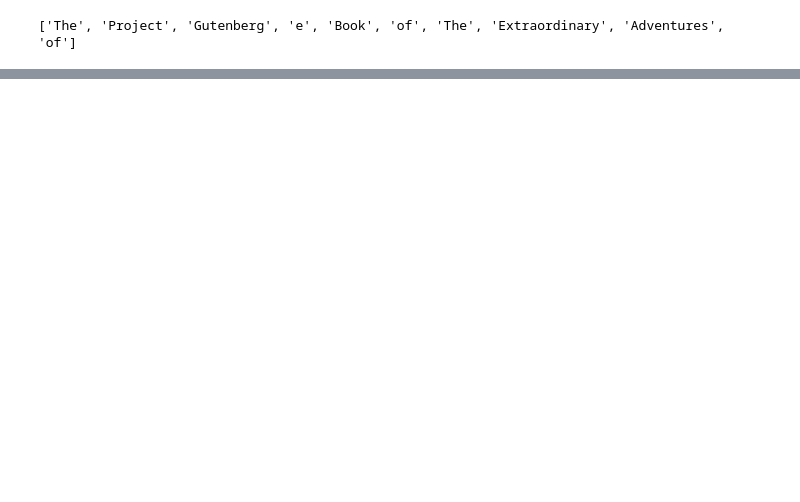
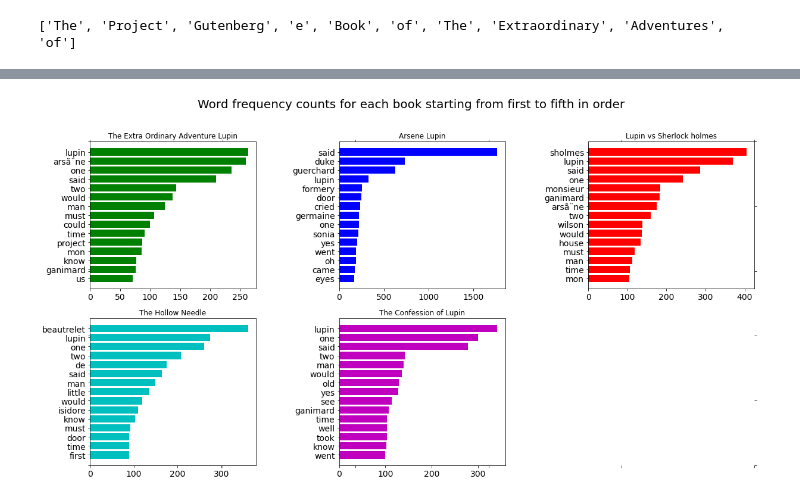
Before and after one commit to prachi1294/599-Team-1, a Jupyter notebook: Project_1.ipynb, the cells around one changed output, grey strips where cells are left out. Cells and saved outputs as stored; diff of their text form; code cells hidden in the pictures; blank space fills up the shorter version.

Commit message:
Added some Analysis about each book

```diff
--- a/Project_1.ipynb
+++ b/Project_1.ipynb
@@ -95,0 +179,13 @@ def tokenize(book1: str) -> List[List[str]]:
+# %%
+##Frequency count from each book
+
+read_text = (book1_text, err1) = get_wf (book1)
+(book2_text, err2) =  get_wf (book2)
+(book3_text, err3) =  get_wf (book3)
+(book4_text, err4) =  get_wf (book4)
+(book5_text, err5) =  get_wf (book5)
+print(book1_text)
+print(book2_text)
+print(book3_text)
+print(book4_text)
+print(book5_text)
@@ -95,0 +200,61 @@ def tokenize(book1: str) -> List[List[str]]:
+# %%
+##read_books(arsene_lupin)
+#book3 = read_books(lupin_vs_herlock_sholmes)
+#book4 = read_books(the_hollow_needle)
+#book5 = read_books(the_confession_of_lupin)
+
+%matplotlib inline
+def plot_frequency_all (book_1, book_2, book_3, book_4, book_5, title):
+    f = plt.figure (figsize=(20, 10))
+    # this is painfully tedious....
+    f .suptitle (title, fontsize=20)
+    ax = f.add_subplot(111)
+    ax .spines ['top'] .set_color ('none')
+    ax .spines ['bottom'] .set_color ('none')
+    ax .spines ['left'] .set_color ('none')
+    ax .spines ['right'] .set_color ('none')
+    ax .tick_params (labelcolor='w', top='off', bottom='off', left='off', right='off', labelsize=20)
+
+    # Create two subplots, this is the first one
+    ax1 = f .add_subplot (231)
+    plt .subplots_adjust (wspace=.5)
+
+    pos = np .arange (len(book1_text))
+    ax1 .tick_params (axis='both', which='major', labelsize=14)
+    ax1.title.set_text('The Extra Ordinary Adventure Lupin')
+    pylab .yticks (pos, [ x [0] for x in book1_text ])
+    ax1 .barh (range(len(book1_text)), [ x [1] for x in book1_text ], align='center', color='g')
+
+    ax2 = f .add_subplot (232)
+    ax2 .tick_params (axis='both', which='major', labelsize=14)
+    ax2.title.set_text('Arsene Lupin')
+    pos = np .arange (len(book2_text))
+    pylab .yticks (pos, [ x [0] for x in book2_text ])
+    ax2 .barh (range (len(book2_text)), [ x [1] for x in book2_text ], align='center', color='b')
+
+    ax3 = f .add_subplot (233)
+    ax3 .tick_params (axis='both', which='major', labelsize=14)
+    ax3.title.set_text('Lupin vs Sherlock holmes')
+    pos = np .arange (len(book3_text))
+    pylab .yticks (pos, [ x [0] for x in book3_text ])
+    ax3 .barh (range (len(book3_text)), [ x [1] for x in book3_text ], align='center', color='r')
+
+    ax4 = f .add_subplot (234)
+    ax4 .tick_params (axis='both', which='major', labelsize=14)
+    ax4.title.set_text('The Hollow Needle')
+    pos = np .arange (len(book4_text))
+    pylab .yticks (pos, [ x [0] for x in book4_text ])
+    ax4 .barh (range (len(book4_text)), [ x [1] for x in book4_text ], align='center', color='c')
+
+    ax5 = f .add_subplot (235)
+    ax5 .tick_params (axis='both', which='major', labelsize=14)
+    ax5.title.set_text('The Confession of Lupin')
+    pos = np .arange (len(book5_text))
+    pylab .yticks (pos, [ x [0] for x in book5_text ])
+    ax5 .barh (range (len(book5_text)), [ x [1] for x in book5_text ], align='center', color='m')
+
+
+
+
+plot_frequency_all (book1_text, book2_text, book3_text, book4_text, book5_text,'Word frequency counts for each book starting from first to fifth in order')
+# %% [output]
@@ -96 +263,2 @@ def tokenize(book1: str) -> List[List[str]]:
+[figure, added]
 # %%
```
Also changed, not shown: parts of 14 cells of this notebook.
